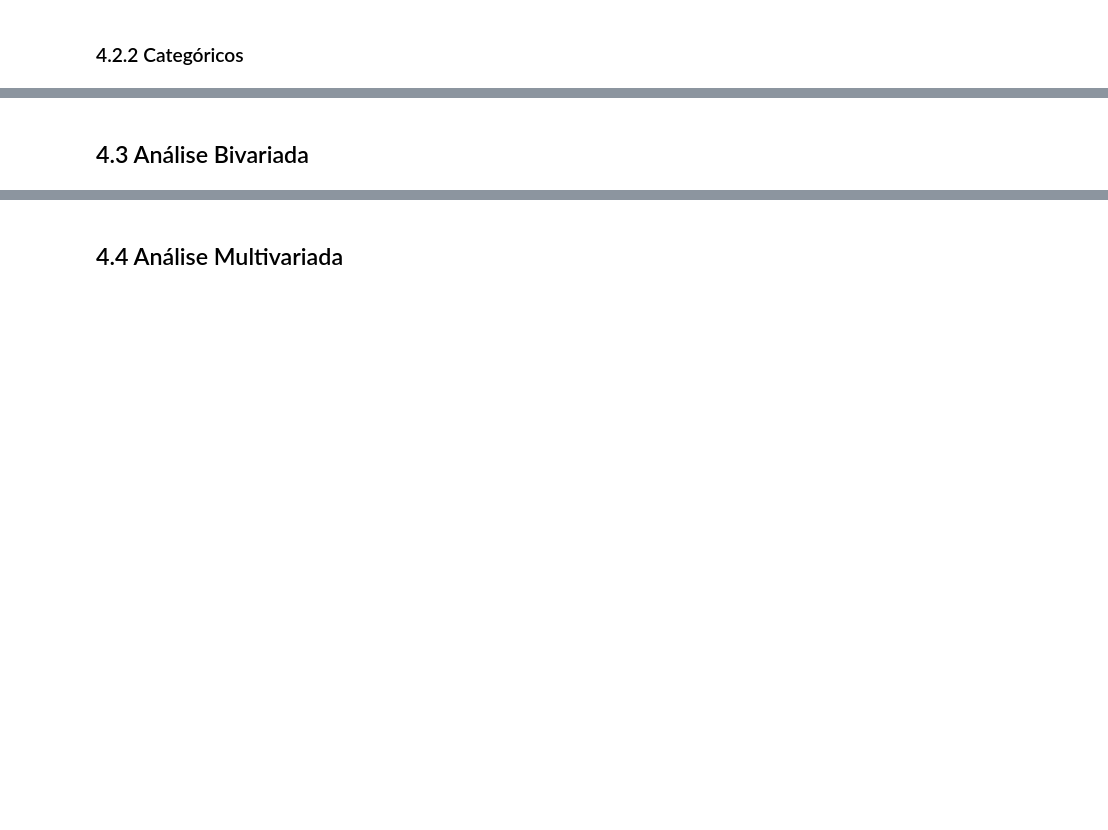
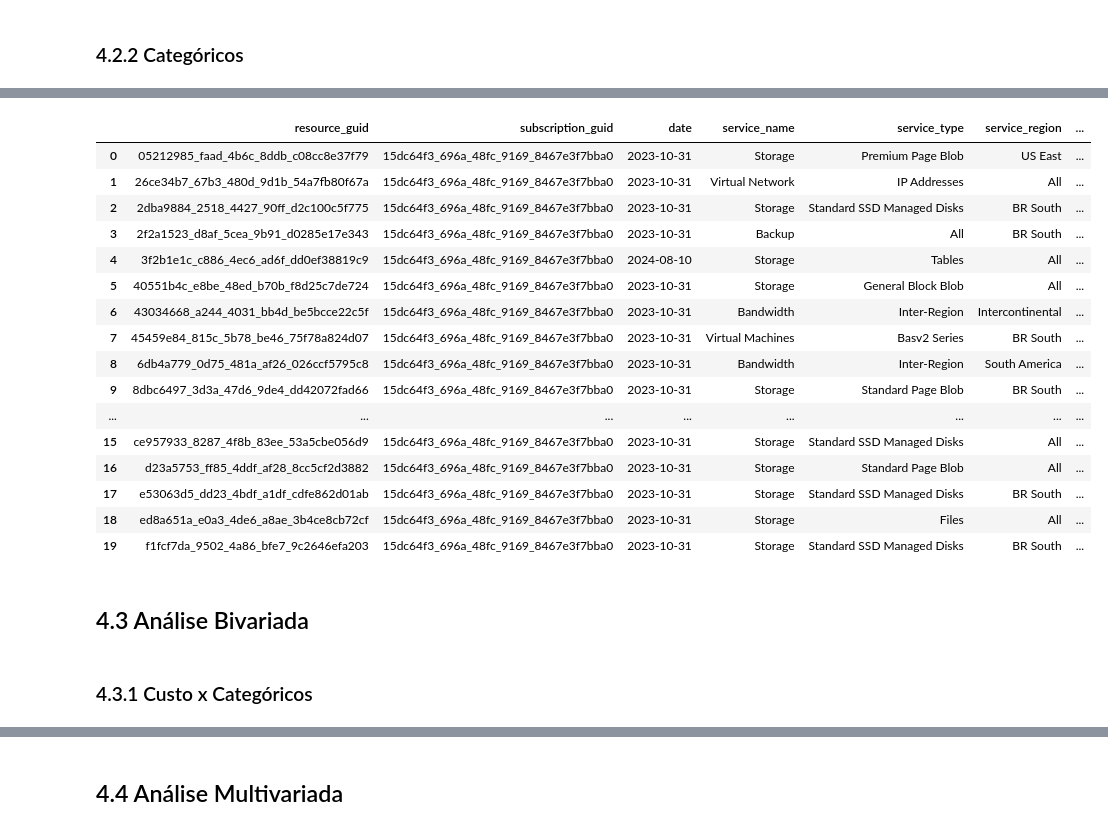
Before and after one commit to Gabrielnbr/modelo_unicin, a Jupyter notebook: notebooks/4_0_eda_pos_fe.ipynb, the cells around one changed output, grey strips where cells are left out. Saved outputs shown, nothing was run; the diff lists cells and outputs as text; code cells hidden in the pictures; blank space fills up the shorter version.

Commit message:
Update: Notebooks ate 6_0_Feature_Selection e Data_Interim

```diff
--- a/notebooks/4_0_eda_pos_fe.ipynb
+++ b/notebooks/4_0_eda_pos_fe.ipynb
@@ -201,2 +223,24 @@ Valores Descritos: ['2021-10', '2021-11', '2021-12', '2022-01', '2022-02', '2022
+# %%
+df.groupby('resource_guid').first().reset_index()
+# %% [output]
+|  | resource_guid | subscription_guid | date | service_name | service_type | service_region | ... |
+| 0 | 05212985_faad_4b6c_8ddb_c08cc8e37f79 | 15dc64f3_696a_48fc_9169_8467e3f7bba0 | 2023-10-31 | Storage | Premium Page Blob | US East | ... |
+| 1 | 26ce34b7_67b3_480d_9d1b_54a7fb80f67a | 15dc64f3_696a_48fc_9169_8467e3f7bba0 | 2023-10-31 | Virtual Network | IP Addresses | All | ... |
+| 2 | 2dba9884_2518_4427_90ff_d2c100c5f775 | 15dc64f3_696a_48fc_9169_8467e3f7bba0 | 2023-10-31 | Storage | Standard SSD Managed Disks | BR South | ... |
+| 3 | 2f2a1523_d8af_5cea_9b91_d0285e17e343 | 15dc64f3_696a_48fc_9169_8467e3f7bba0 | 2023-10-31 | Backup | All | BR South | ... |
+| 4 | 3f2b1e1c_c886_4ec6_ad6f_dd0ef38819c9 | 15dc64f3_696a_48fc_9169_8467e3f7bba0 | 2024-08-10 | Storage | Tables | All | ... |
+| 5 | 40551b4c_e8be_48ed_b70b_f8d25c7de724 | 15dc64f3_696a_48fc_9169_8467e3f7bba0 | 2023-10-31 | Storage | General Block Blob | All | ... |
+| 6 | 43034668_a244_4031_bb4d_be5bcce22c5f | 15dc64f3_696a_48fc_9169_8467e3f7bba0 | 2023-10-31 | Bandwidth | Inter-Region | Intercontinental | ... |
+| 7 | 45459e84_815c_5b78_be46_75f78a824d07 | 15dc64f3_696a_48fc_9169_8467e3f7bba0 | 2023-10-31 | Virtual Machines | Basv2 Series | BR South | ... |
+| 8 | 6db4a779_0d75_481a_af26_026ccf5795c8 | 15dc64f3_696a_48fc_9169_8467e3f7bba0 | 2023-10-31 | Bandwidth | Inter-Region | South America | ... |
+| 9 | 8dbc6497_3d3a_47d6_9de4_dd42072fad66 | 15dc64f3_696a_48fc_9169_8467e3f7bba0 | 2023-10-31 | Storage | Standard Page Blob | BR South | ... |
+| ... | ... | ... | ... | ... | ... | ... | ... |
+| 15 | ce957933_8287_4f8b_83ee_53a5cbe056d9 | 15dc64f3_696a_48fc_9169_8467e3f7bba0 | 2023-10-31 | Storage | Standard SSD Managed Disks | All | ... |
+| 16 | d23a5753_ff85_4ddf_af28_8cc5cf2d3882 | 15dc64f3_696a_48fc_9169_8467e3f7bba0 | 2023-10-31 | Storage | Standard Page Blob | All | ... |
+| 17 | e53063d5_dd23_4bdf_a1df_cdfe862d01ab | 15dc64f3_696a_48fc_9169_8467e3f7bba0 | 2023-10-31 | Storage | Standard SSD Managed Disks | BR South | ... |
+| 18 | ed8a651a_e0a3_4de6_a8ae_3b4ce8cb72cf | 15dc64f3_696a_48fc_9169_8467e3f7bba0 | 2023-10-31 | Storage | Files | All | ... |
+| 19 | f1fcf7da_9502_4a86_bfe7_9c2646efa203 | 15dc64f3_696a_48fc_9169_8467e3f7bba0 | 2023-10-31 | Storage | Standard SSD Managed Disks | BR South | ... |
 # %% [markdown]
 ## 4.3 Análise Bivariada
+# %% [markdown]
+### 4.3.1 Custo x Categóricos
```
Also changed, not shown: parts of 22 cells of this notebook, 11 other files.
